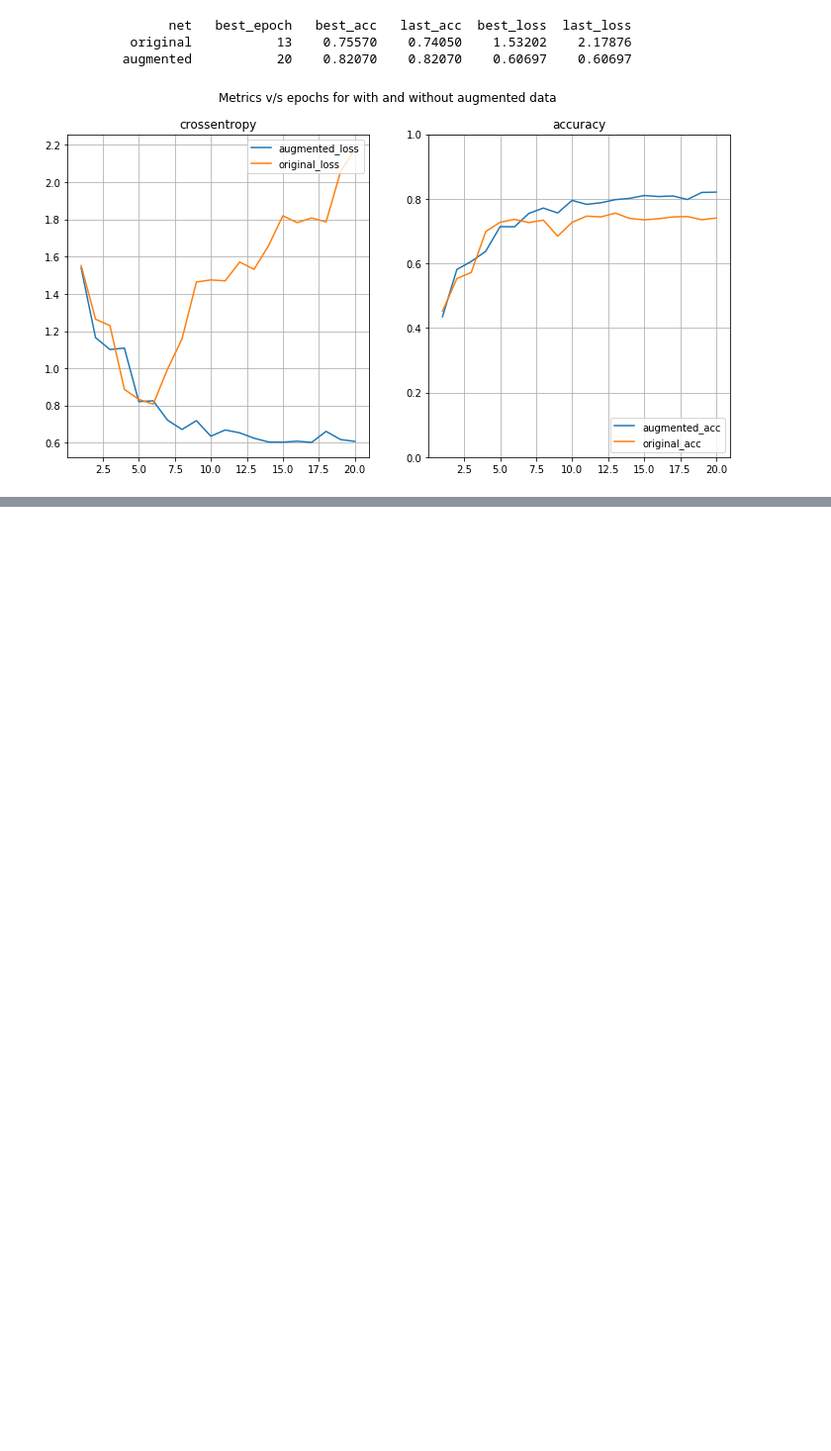
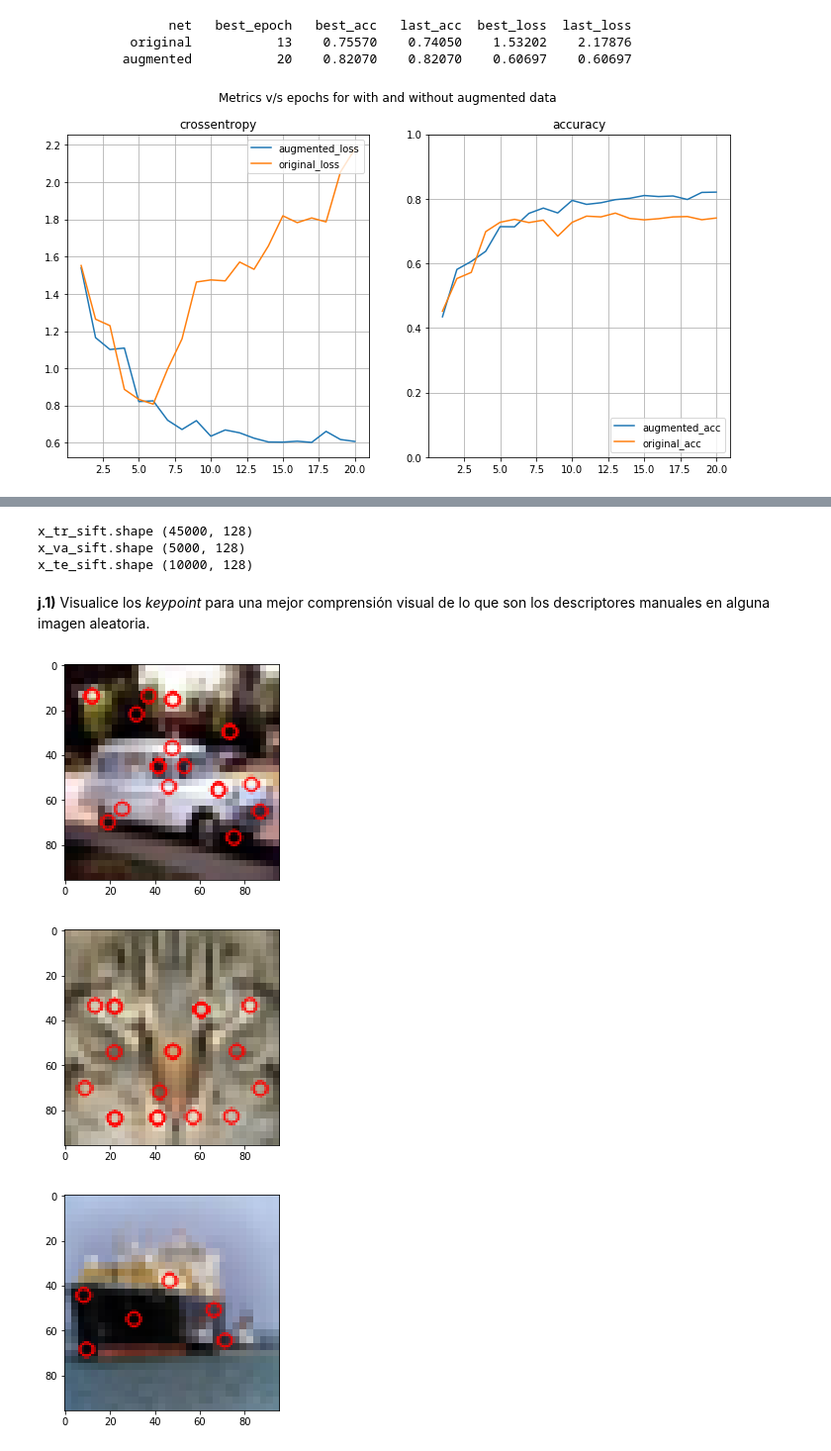
Before and after one commit to Autopawn/ann-tarea2, a Jupyter notebook: tarea2_parte1.ipynb, the cells around one changed output, grey strips where cells are left out. Shown at 99% size. Cells and saved outputs as stored; diff of their text form; code cells hidden in the pictures; blank space fills up the shorter version.

```diff
--- a/tarea2_parte1.ipynb
+++ b/tarea2_parte1.ipynb
@@ -646,0 +620,47 @@ plt.show()
+# %%
+x_tr_sift = calculate_sift(x_tr)
+x_va_sift = calculate_sift(x_va)
+x_te_sift = calculate_sift(x_te)
+
+print("x_tr_sift.shape",x_tr_sift.shape)
+print("x_va_sift.shape",x_va_sift.shape)
+print("x_te_sift.shape",x_te_sift.shape)
+# %% [output]
+x_tr_sift.shape (45000, 128)
+x_va_sift.shape (5000, 128)
+x_te_sift.shape (10000, 128)
+# %% [markdown]
+**j.1)** Visualice los *keypoint* para una mejor comprensión visual de lo que son los descriptores manuales en alguna imagen aleatoria.
+# %%
+def mult_scale(img,scale=3):
+    dims = [img.shape[0]*scale,img.shape[1]*scale]+list(img.shape[2:])
+    u = np.zeros(dims,dtype='uint8')
+    for x in range(scale):
+        for y in range(scale):
+            u[x::scale,y::scale,...] = img
+    return u
+# %%
+SHOW = 3
+indexes = list(range(x_tr_sift.shape[0]))
+random.shuffle(indexes)
+sample_indexes = indexes[:SHOW]
+
+for si in sample_indexes:
+    samp_img = pre_process(x_tr[si],gray=False)
+    gray_img = pre_process(x_tr[si],gray=True)
+    sift = cv2.xfeatures2d.SIFT_create()
+    kp = sift.detect(gray_img, None)
+    # rescale for plot
+    SCALE = 3
+    samp_img = mult_scale(samp_img,scale=SCALE)
+    for u in kp:
+        u.pt = (u.pt[0]*SCALE,u.pt[1]*SCALE)
+    # draw and plot
+    img = np.zeros(samp_img.shape)
+    img = cv2.drawKeypoints(samp_img,kp,img,color=(255,0,0))
+    plt.imshow(img)
+    plt.show()
+# %% [output]
+[figure, added]
+[figure, added]
+[figure, added]
```
Also changed, not shown: parts of 25 cells of this notebook.
